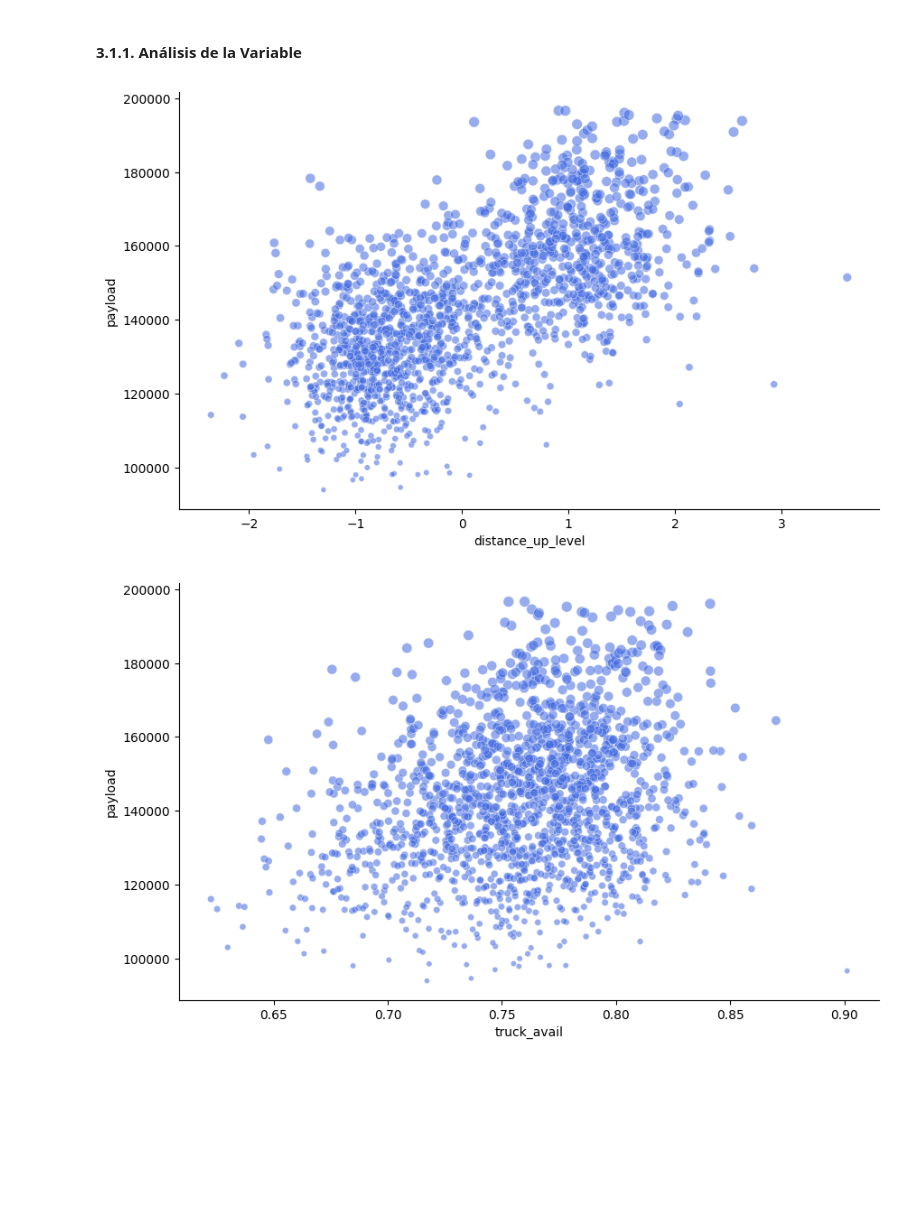
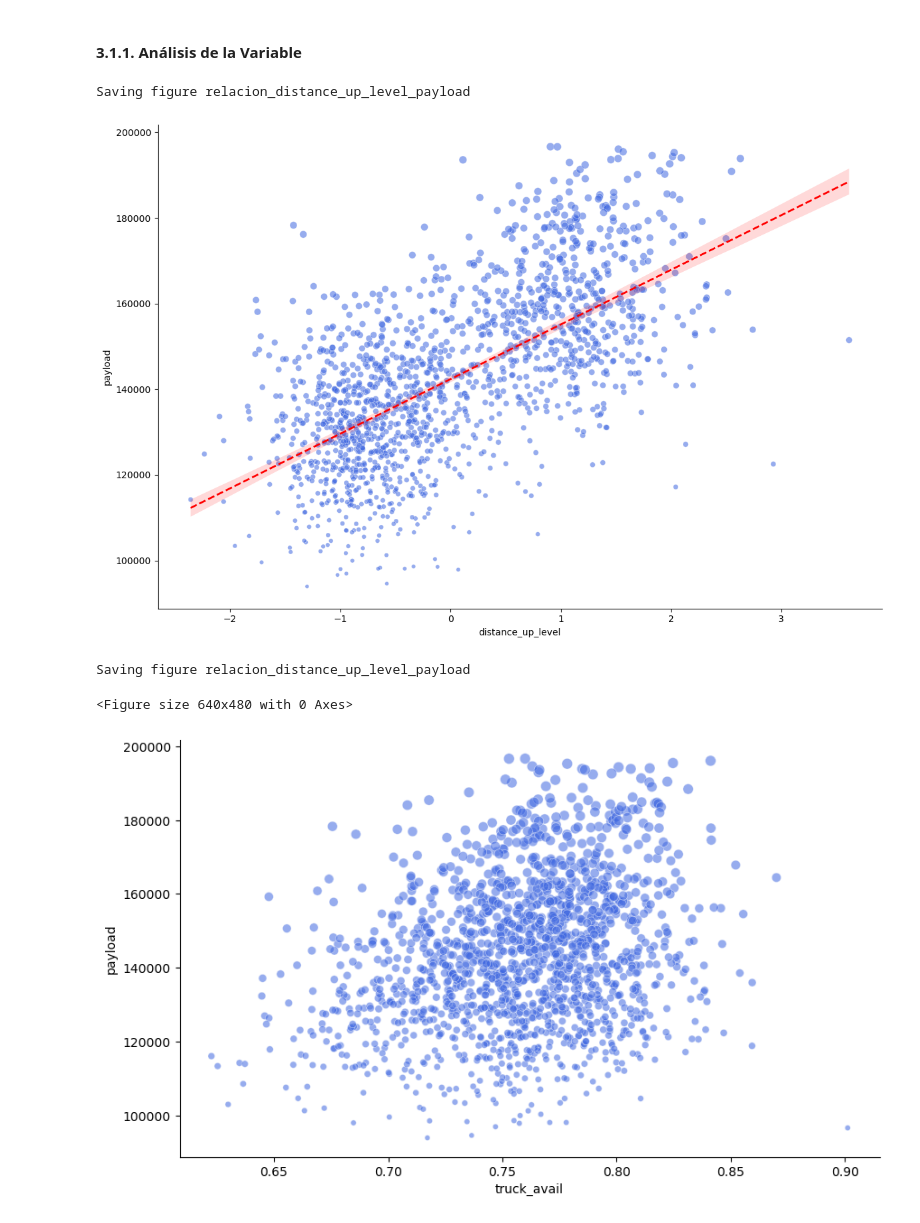
Before and after one commit to ecdiazl/capstone-project, a Jupyter notebook: Análisis/Capstone - Prescripción var1 (vec).ipynb, the cells around one changed output. Cells and saved outputs as stored; diff of their text form; code cells hidden in the pictures; blank space fills up the shorter version.

```diff
--- a/Análisis/Capstone - Prescripción var1 (vec).ipynb
+++ b/Análisis/Capstone - Prescripción var1 (vec).ipynb
@@ -164,29 +206,44 @@ df_com_down.to_csv('../Data/df_com_down_var1.csv', index=False)
 # %%
 # relación entre distance_up_level y payload
 plt.figure(figsize=(10, 6))
 
 # definimos una paleta de colores
 custom_palette = {0: 'slategray', 1: 'tomato'}
 
 sns.scatterplot(x='distance_up_level',
                 y='payload',
                 data=df,
                 #hue='payload_validation',
                 #style='payload_validation',
                 size='payload',
                 markers=['o', 'h'],
                 legend= False,
                 alpha=0.55,
                 #linewidth=0.3,
                 #edgecolor='darkgrey',
                 #palette = custom_palette,
                 color='royalblue'
                 )
 
+# línea de tendencia (regplot)
+sns.regplot(x='distance_up_level',
+            y='payload',
+            data=df,
+            scatter=False,  # No muestra los puntos
+            color='red',
+            line_kws={"linewidth":2, "linestyle":"--"})  # Estilo de la línea
+
 # mejoramos la visualización
 sns.despine()
 # %% [output]
+Saving figure relacion_distance_up_level_payload
-[figure, old version]
+[figure, new version]
+# %%
+# guardamos la imagen en alta resolución
+save_fig('relacion_distance_up_level_payload')
+# %% [output]
+Saving figure relacion_distance_up_level_payload
+<Figure size 640x480 with 0 Axes>
 # %%
 # relación entre distance_up_level y payload
 plt.figure(figsize=(10, 6))
```
Also changed, not shown: parts of 9 cells of this notebook, 8 other files.
